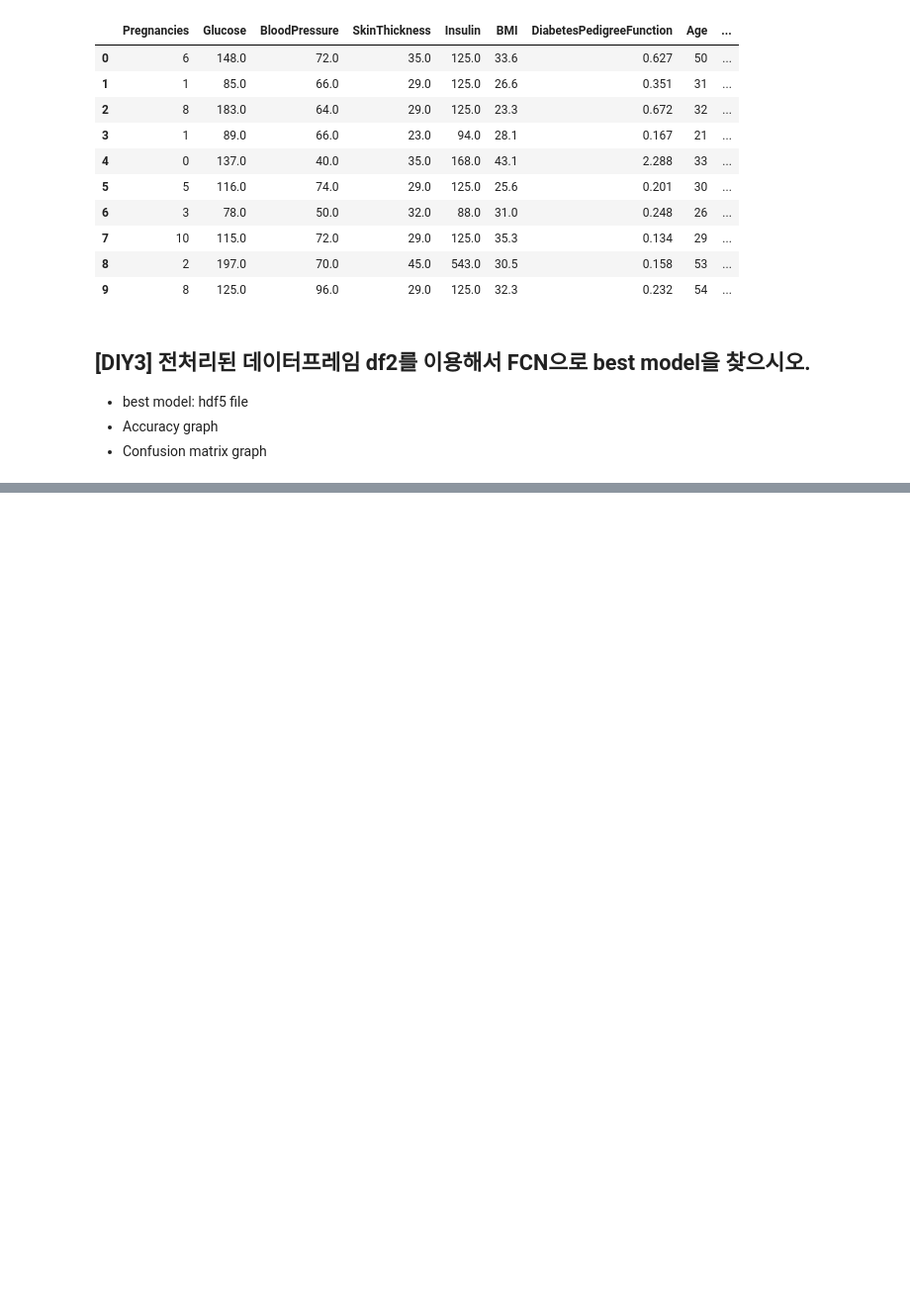
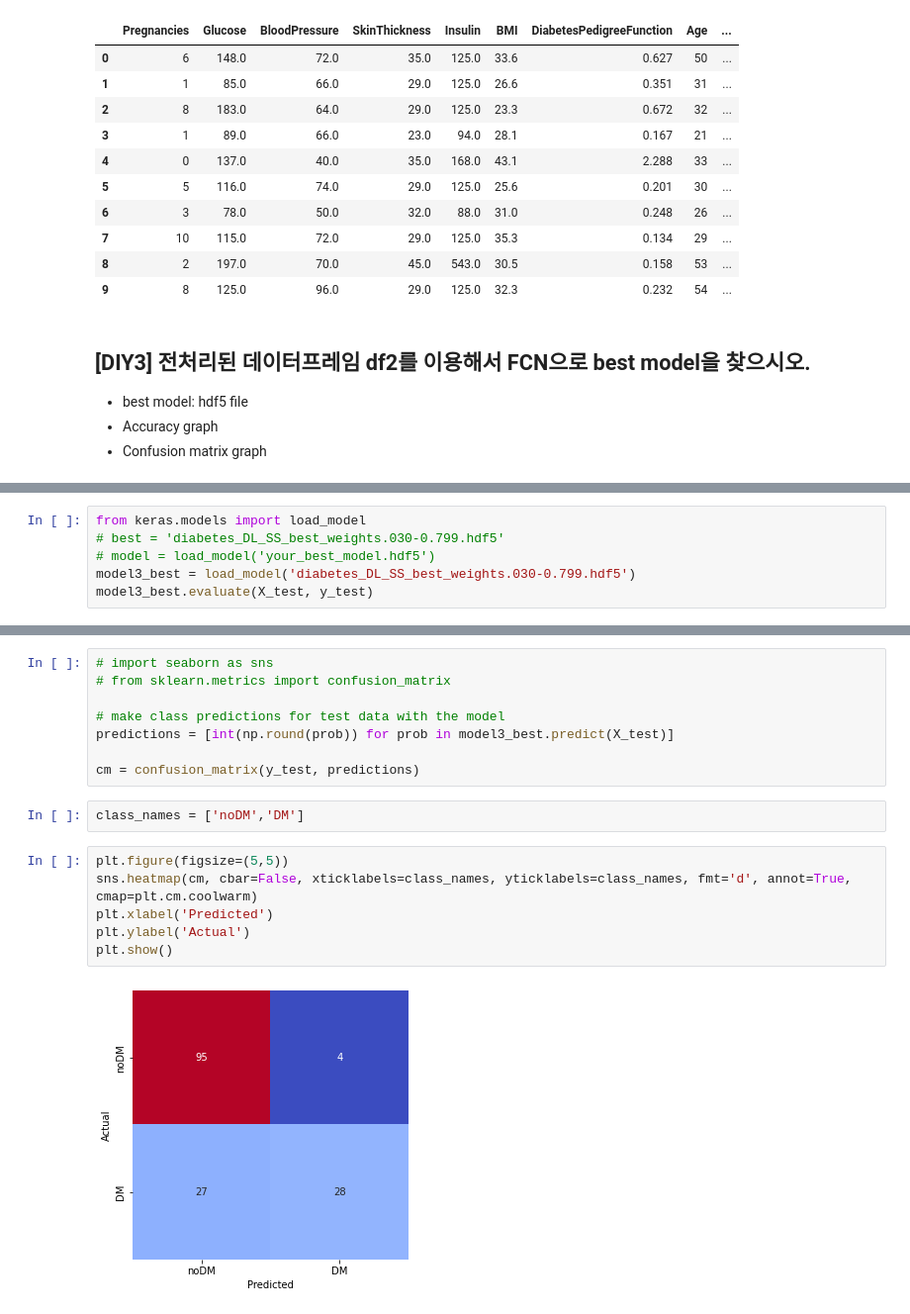
Before and after one commit to seokmin1/PDM08, a Jupyter notebook: py-tensorflow/DL1-FCN/proj01_diabetes_FCN_final.ipynb, the cells around one changed output, grey strips where cells are left out. Shown: that part at 99% size. Drawn from its saved outputs; the diff is of its cells as text; blank space fills up the shorter version.

```diff
--- a/py-tensorflow/DL1-FCN/proj01_diabetes_FCN_final.ipynb
+++ b/py-tensorflow/DL1-FCN/proj01_diabetes_FCN_final.ipynb
@@ -565,0 +689,6 @@ df2.head(10)
+# %%
+from keras.models import load_model
+# best = 'diabetes_DL_SS_best_weights.030-0.799.hdf5'
+# model = load_model('your_best_model.hdf5')
+model3_best = load_model('diabetes_DL_SS_best_weights.030-0.799.hdf5')
+model3_best.evaluate(X_test, y_test)
@@ -565,0 +698,18 @@ df2.head(10)
+# %%
+# import seaborn as sns
+# from sklearn.metrics import confusion_matrix
+
+# make class predictions for test data with the model
+predictions = [int(np.round(prob)) for prob in model3_best.predict(X_test)]
+
+cm = confusion_matrix(y_test, predictions)
+# %%
+class_names = ['noDM','DM']
+# %%
+plt.figure(figsize=(5,5))
+sns.heatmap(cm, cbar=False, xticklabels=class_names, yticklabels=class_names, fmt='d', annot=True, cmap=plt.cm.coolwarm)
+plt.xlabel('Predicted')
+plt.ylabel('Actual')
+plt.show()
+# %% [output]
+[figure, added]
```
Also changed, not shown: parts of 17 cells of this notebook.
